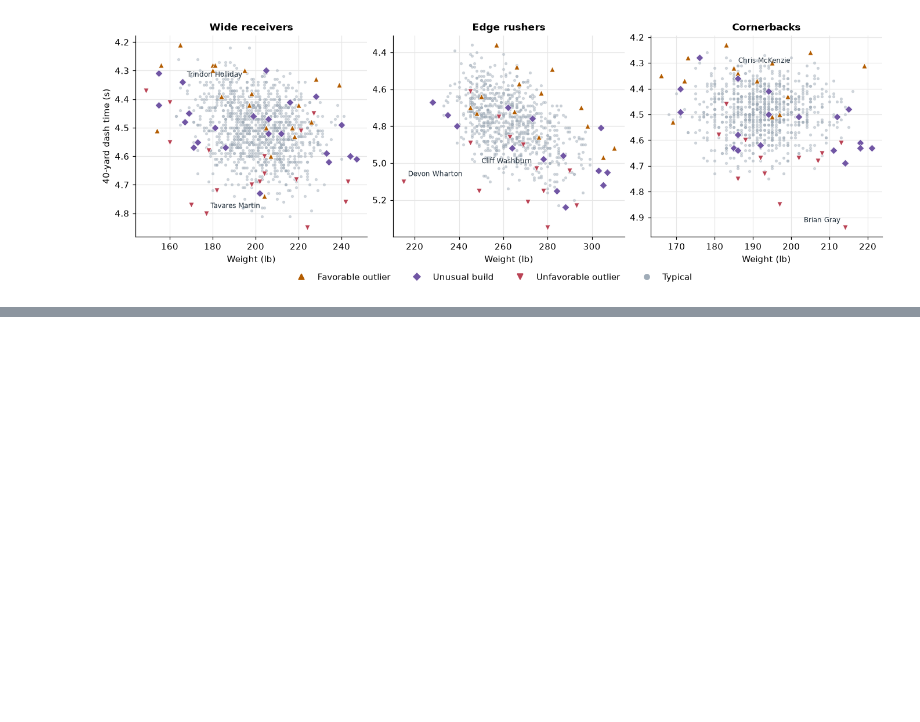
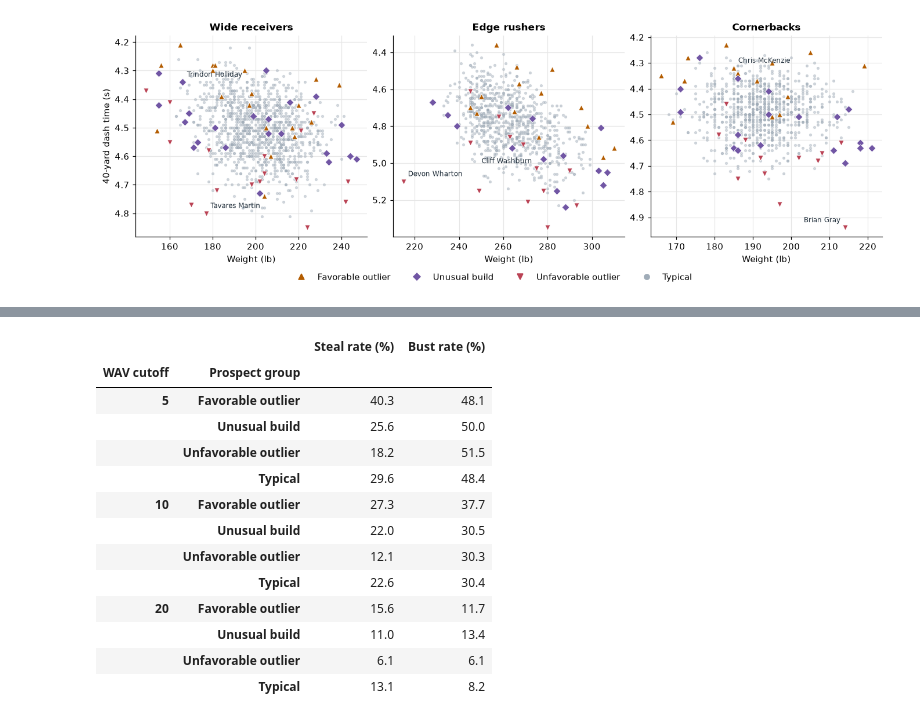
Before and after one commit to SantiHi/NFL-Verse-Project, a Jupyter notebook: nfl_draft_analysis.ipynb, the cells around one changed output, grey strips where cells are left out. Saved outputs shown, nothing was run; the diff lists cells and outputs as text; code cells hidden in the pictures; blank space fills up the shorter version.

```diff
--- a/nfl_draft_analysis.ipynb
+++ b/nfl_draft_analysis.ipynb
@@ -197,0 +419,23 @@ plt.show()
+# %%
+rates = outcomes.grade_rates(graded)
+rates_table = rates.reset_index()
+rates_table["utype"] = rates_table["utype"].map(plots.TYPE_LABEL)
+rates_table = rates_table.rename(columns={
+    "utype": "Prospect group", "steal": "Steal rate (%)", "bust": "Bust rate (%)",
+}).set_index(["WAV cutoff", "Prospect group"])
+display((100 * rates_table).round(1))
+# %% [output]
+|  |  | Steal rate (%) | Bust rate (%) |
+| WAV cutoff | Prospect group |  |  |
+| 5 | Favorable outlier | 40.3 | 48.1 |
+|  | Unusual build | 25.6 | 50.0 |
+|  | Unfavorable outlier | 18.2 | 51.5 |
+|  | Typical | 29.6 | 48.4 |
+| 10 | Favorable outlier | 27.3 | 37.7 |
+|  | Unusual build | 22.0 | 30.5 |
+|  | Unfavorable outlier | 12.1 | 30.3 |
+|  | Typical | 22.6 | 30.4 |
+| 20 | Favorable outlier | 15.6 | 11.7 |
+|  | Unusual build | 11.0 | 13.4 |
+|  | Unfavorable outlier | 6.1 | 6.1 |
+|  | Typical | 13.1 | 8.2 |
```
Also changed, not shown: parts of 18 cells of this notebook, 5 other files.
